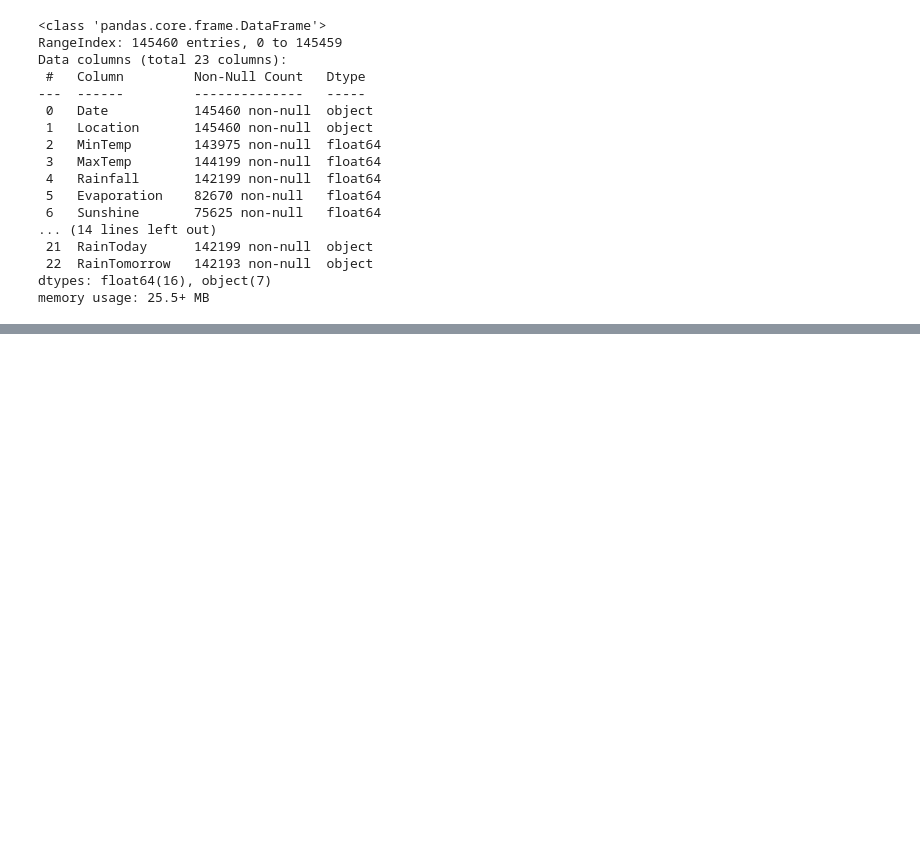
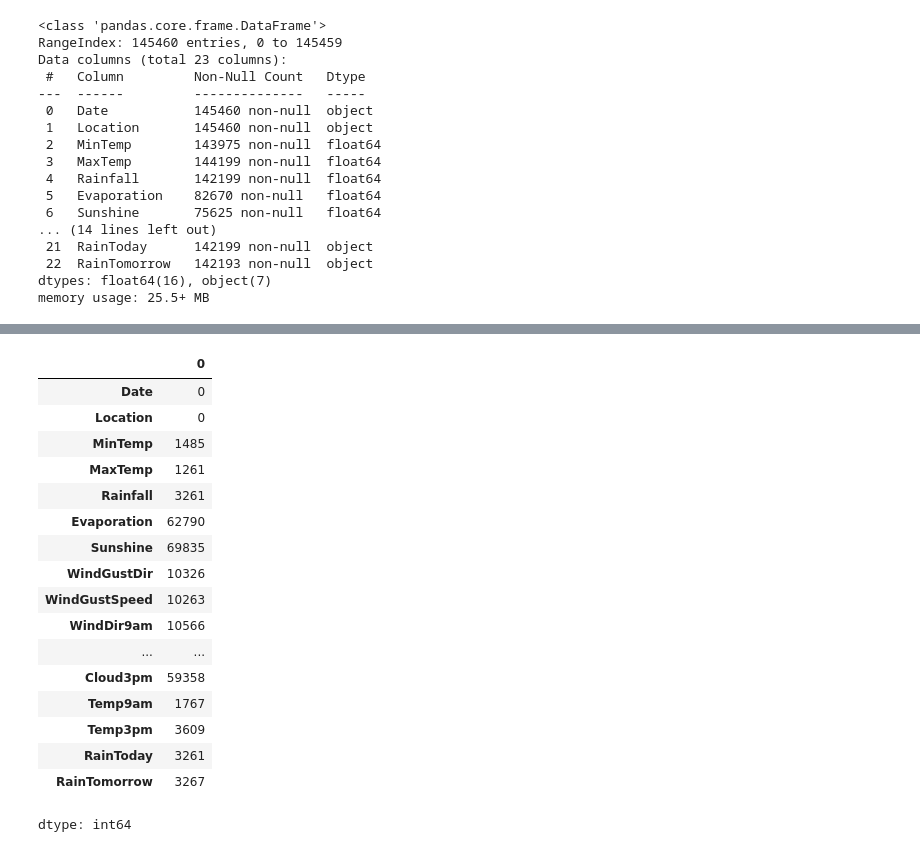
Before and after one commit to SergioM02/Mineria_Datos, a Jupyter notebook: Mineria_DatosEv1.ipynb, the cells around one changed output, grey strips where cells are left out. Saved outputs shown, nothing was run; the diff lists cells and outputs as text; code cells hidden in the pictures; blank space fills up the shorter version.

```diff
--- a/Mineria_DatosEv1.ipynb
+++ b/Mineria_DatosEv1.ipynb
@@ -62,0 +142,22 @@ memory usage: 25.5+ MB
+# %%
+# Contar cantidad de nulos por columna
+df.isnull().sum()
+# %% [output]
+|  | 0 |
+| Date | 0 |
+| Location | 0 |
+| MinTemp | 1485 |
+| MaxTemp | 1261 |
+| Rainfall | 3261 |
+| Evaporation | 62790 |
+| Sunshine | 69835 |
+| WindGustDir | 10326 |
+| WindGustSpeed | 10263 |
+| WindDir9am | 10566 |
+| ... | ... |
+| Cloud3pm | 59358 |
+| Temp9am | 1767 |
+| Temp3pm | 3609 |
+| RainToday | 3261 |
+| RainTomorrow | 3267 |
+dtype: int64
```
Also changed, not shown: parts of 23 cells of this notebook.
